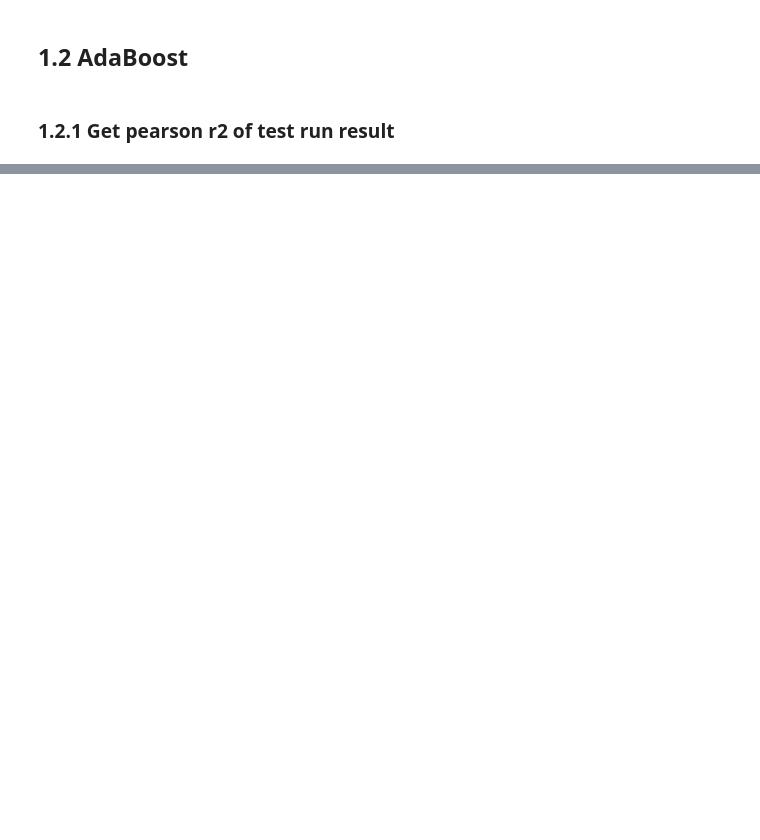
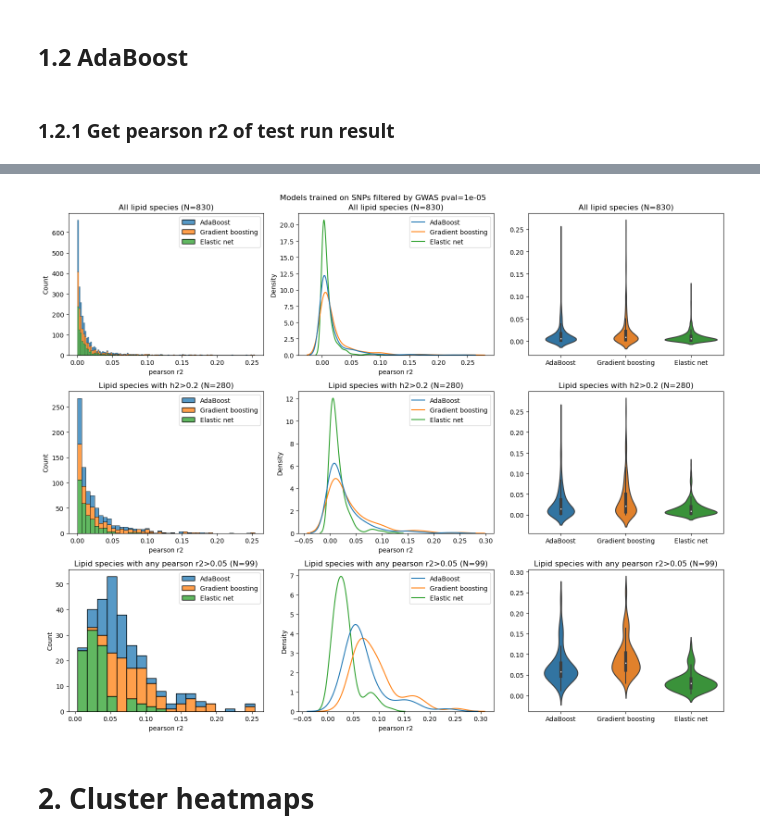
Before and after one commit to belowlab/-CCHC_lipidomics, a Jupyter notebook: 20231211_rerun/code/ML_10_comapre_models.ipynb, the cells around one changed output, grey strips where cells are left out. Saved outputs shown, nothing was run; the diff lists cells and outputs as text; code cells hidden in the pictures; blank space fills up the shorter version.

```diff
--- a/20231211_rerun/code/ML_10_comapre_models.ipynb
+++ b/20231211_rerun/code/ML_10_comapre_models.ipynb
@@ -243,0 +247,47 @@ df
+# %%
+# Plot AdaBoost, gradient boosting and Elastic net
+# df_boosting_result_h2_merged.columns=['Lipid_name', 'AdaBoost', 'Gradient boosting', 'Elastic net', 'h2']
+fig, ax = plt.subplots(nrows=3, ncols=3, figsize=(15, 12), dpi=100)
+
+# sns.boxplot(data=df_merged, x="model", y="pearson_r2", ax=ax[0, 1])
+cols_plot = ['AdaBoost', 'Gradient boosting', 'Elastic net']
+sns.histplot(data=df_boosting_result_h2_merged[cols_plot], multiple='stack', ax=ax[0,0])
+ax[0,0].set_title(f'All lipid species (N={len(df_boosting_result_h2_merged)})')
+ax[0,0].set_xlabel('pearson r2')
+sns.kdeplot(data=df_boosting_result_h2_merged[cols_plot], ax=ax[0,1])
+ax[0,1].set_title(f'All lipid species (N={len(df_boosting_result_h2_merged)})')
+ax[0,1].set_xlabel('pearson r2')
+sns.violinplot(data=df_boosting_result_h2_merged[cols_plot], ax=ax[0, 2])
+ax[0,2].set_title(f'All lipid species (N={len(df_boosting_result_h2_merged)})')
+
+# ######## Filter by heritability h2>0.2 ########
+h2_threshold = 0.2
+h2_mask = df_boosting_result_h2_merged['h2']>h2_threshold
+sns.histplot(data=df_boosting_result_h2_merged[h2_mask][cols_plot], multiple='stack', ax=ax[1,0])
+ax[1,0].set_title(f'Lipid species with h2>{h2_threshold} (N={len(df_boosting_result_h2_merged[h2_mask])})')
+ax[1,0].set_xlabel('pearson r2')
+sns.kdeplot(data=df_boosting_result_h2_merged[h2_mask][cols_plot], ax=ax[1,1])
+ax[1,1].set_title(f'Lipid species with h2>{h2_threshold} (N={len(df_boosting_result_h2_merged[h2_mask])})')
+ax[1,1].set_xlabel('pearson r2')
+sns.violinplot(data=df_boosting_result_h2_merged[h2_mask][cols_plot], ax=ax[1, 2])
+ax[1,2].set_title(f'Lipid species with h2>{h2_threshold} (N={len(df_boosting_result_h2_merged[h2_mask])})')
+
+
+# ######## Filter by pearson r2>0.05 (combined of ada, gradient and eln) ########
+r2_threshold=0.05
+r2_mask = (df_boosting_result_h2_merged['AdaBoost']>r2_threshold) | (df_boosting_result_h2_merged['Gradient boosting']>r2_threshold) | (df_boosting_result_h2_merged['Elastic net']>r2_threshold)
+sns.histplot(data=df_boosting_result_h2_merged[r2_mask][cols_plot], multiple='stack', ax=ax[2,0])
+ax[2,0].set_title(f'Lipid species with any pearson r2>{r2_threshold} (N={len(df_boosting_result_h2_merged[r2_mask])})')
+ax[2,0].set_xlabel('pearson r2')
+sns.kdeplot(data=df_boosting_result_h2_merged[r2_mask][cols_plot], ax=ax[2,1])
+ax[2,1].set_title(f'Lipid species with any pearson r2>{r2_threshold} (N={len(df_boosting_result_h2_merged[r2_mask])})')
+ax[2,1].set_xlabel('pearson r2')
+sns.violinplot(data=df_boosting_result_h2_merged[r2_mask][cols_plot], ax=ax[2, 2])
+ax[2,2].set_title(f'Lipid species with any pearson r2>{r2_threshold} (N={len(df_boosting_result_h2_merged[r2_mask])})')
+
+fig.suptitle('Models trained on SNPs filtered by GWAS pval=1e-05')
+fig.tight_layout()
+# %% [output]
+[figure, added]
+# %% [markdown]
+# 2. Cluster heatmaps
```
Also changed, not shown: parts of 23 cells of this notebook, 6 other files.
